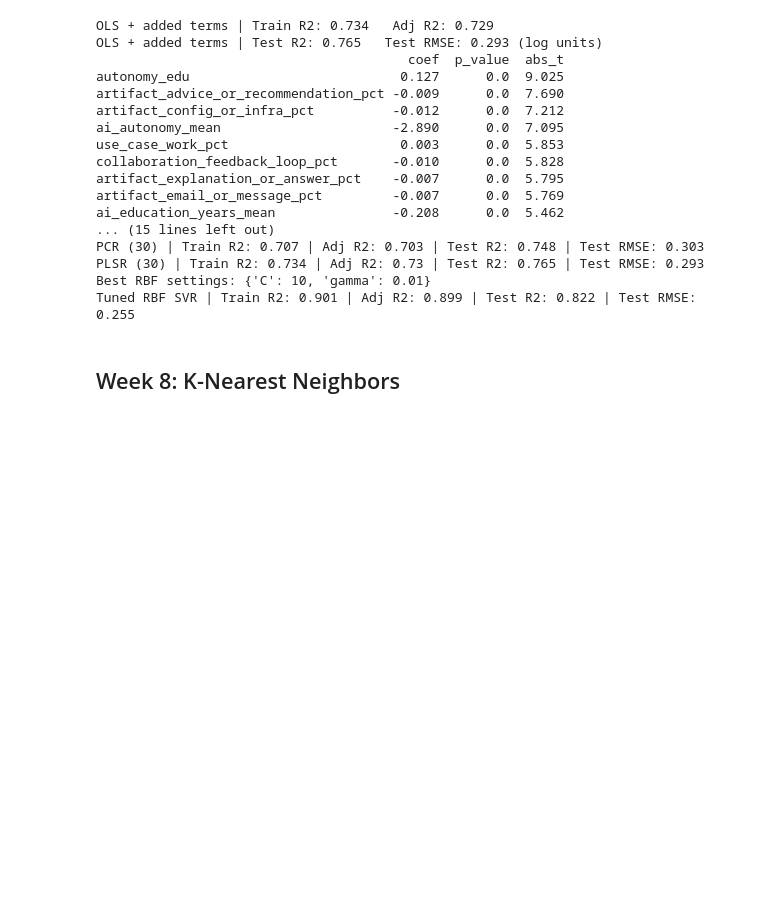
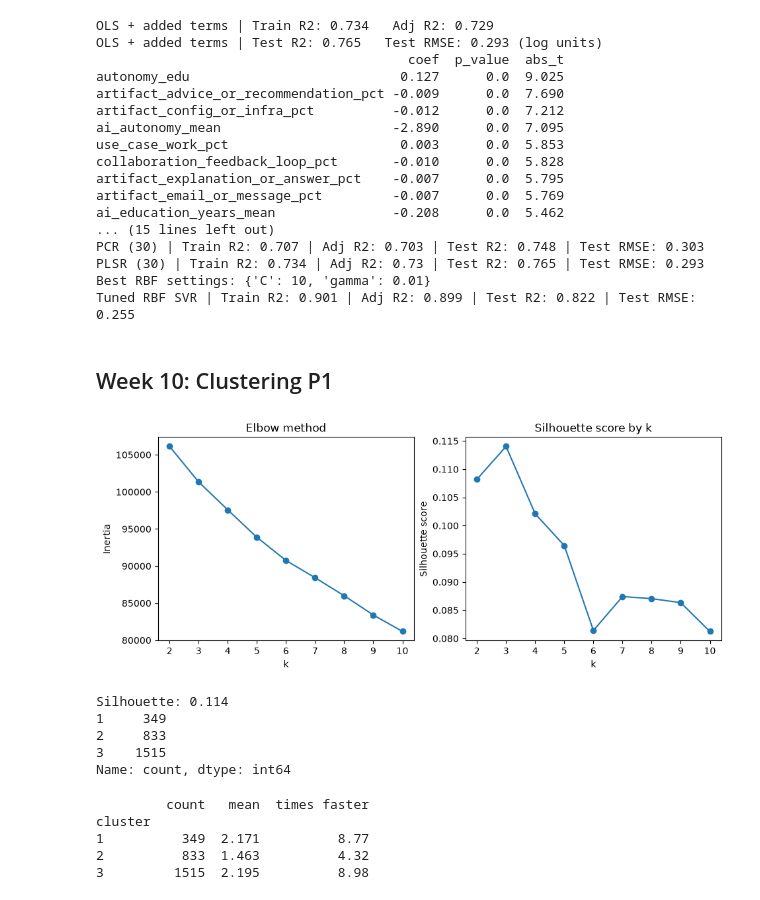
Before and after one commit to dtweeten/Capstone-Milestone1, a Jupyter notebook: Claude Usage Data Analysis (Weeks 8-11).ipynb, the cells around one changed output. Cells and saved outputs as stored; diff of their text form; code cells hidden in the pictures; blank space fills up the shorter version.

```diff
--- a/Claude Usage Data Analysis (Weeks 8-11).ipynb
+++ b/Claude Usage Data Analysis (Weeks 8-11).ipynb
@@ -235,4 +235,62 @@ PLSR (30) | Train R2: 0.734 | Adj R2: 0.73 | Test R2: 0.765 | Test RMSE: 0.293
 Best RBF settings: {'C': 10, 'gamma': 0.01}
 Tuned RBF SVR | Train R2: 0.901 | Adj R2: 0.899 | Test R2: 0.822 | Test RMSE: 0.255
 # %% [markdown]
-## Week 8: K-Nearest Neighbors
+## Week 10: Clustering P1
+# %%
+# K-Means
+from sklearn.preprocessing import StandardScaler
+from sklearn.cluster import KMeans
+from sklearn.metrics import silhouette_score
+
+# Scale the features (K-Means uses distance, like KNN)
+Xs = StandardScaler().fit_transform(X)
+
+k_values = range(2, 11)
+inertia = []
+silhouette = []
+
+for k in k_values:
+    km = KMeans(n_clusters=k, random_state=42, n_init=10)
+    labels = km.fit_predict(Xs)
+    inertia.append(km.inertia_)
+    silhouette.append(silhouette_score(Xs, labels))
+
+fig, ax = plt.subplots(1, 2, figsize=(11, 4))
+ax[0].plot(k_values, inertia, marker="o")
+ax[0].set_xlabel("k")
+ax[0].set_ylabel("Inertia")
+ax[0].set_title("Elbow method")
+
+ax[1].plot(k_values, silhouette, marker="o")
+ax[1].set_xlabel("k")
+ax[1].set_ylabel("Silhouette score")
+ax[1].set_title("Silhouette score by k")
+plt.show()
+# %% [output]
+[figure, added]
+# %%
+best_k = 3
+
+km = KMeans(n_clusters=best_k, random_state=42, n_init=10)
+km_labels = km.fit_predict(Xs) + 1   # clusters = 1, 2, 3 instead of 0, 1, 2
+
+print("Silhouette:", round(silhouette_score(Xs, km_labels), 3))
+print(pd.Series(km_labels).value_counts().sort_index())
+# %% [output]
+Silhouette: 0.114
+1     349
+2     833
+3    1515
+Name: count, dtype: int64
+# %%
+# Adding time savings
+
+summary = pd.DataFrame({"cluster": km_labels, "log_ts": y.values}).groupby("cluster")["log_ts"].agg(["count", "mean"])
+summary["times faster"] = np.exp(summary["mean"]).round(2)
+print(summary.round(3))
+# %% [output]
+         count   mean  times faster
+cluster
+1          349  2.171          8.77
+2          833  1.463          4.32
+3         1515  2.195          8.98
```
Also changed, not shown: parts of 5 cells of this notebook.
